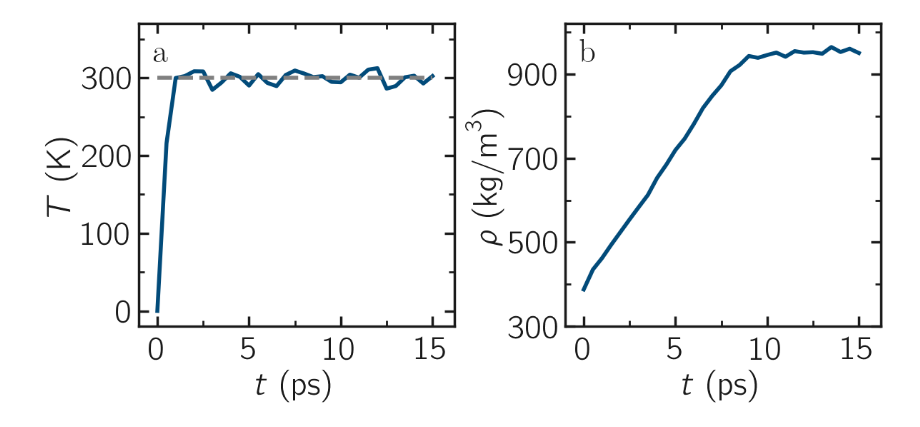
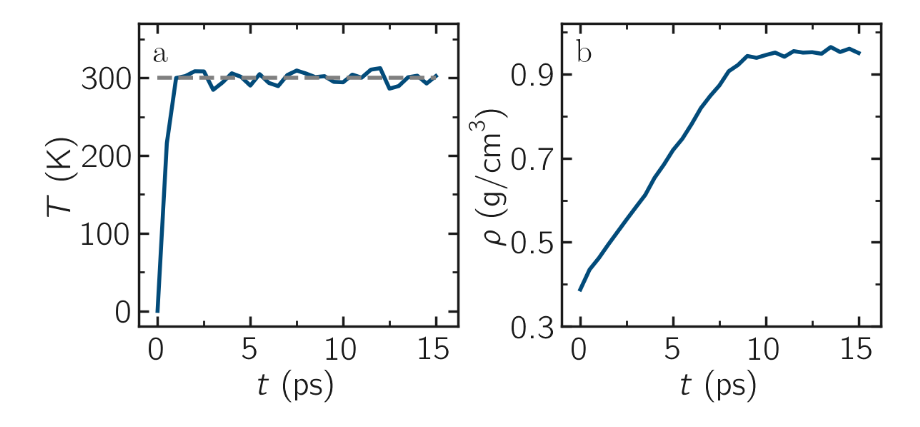
Before and after one commit to lammpstutorials/lammpstutorials-article, a Jupyter notebook: files/tutorial3/solution/water.ipynb, the cells around one changed output. Drawn from its saved outputs; the diff is of its cells as text; code cells hidden in the pictures.

Commit message:
fixed figure 17

```diff
--- a/files/tutorial3/solution/water.ipynb
+++ b/files/tutorial3/solution/water.ipynb
@@ -20,7 +20,7 @@ color4 = np.array([0.5, 0.5, 0.5])
 log = lammps_logfile.File("water.log")
 timestep = 1 # fs
 time = log.get("Step", run_num=1)*timestep/1000 # ps
-rho = log.get("v_rho", run_num=1) # molecule / A3
+rho = log.get("Density", run_num=1) # g/cm3
 temp = log.get("Temp", run_num=1) # K
 # %%
 filename = "PEG-density"
@@ -28,34 +28,34 @@ filename = "PEG-density"
 myplt = PltTools()
 myplt.prepare_figure(fig_size = (12,5.6), dark_mode = False,
                      transparency = False, use_serif=False, n_colone=2)
 # Panel a
 myplt.add_panel()
 myplt.add_plot(x = time, y = temp, type = "plot", linewidth_data = 3,
                marker = "-", data_color = color2, markersize = 12)
 x = np.linspace(0, 15)
 myplt.add_plot(x = x, y = x*0+300, type = "plot", linewidth_data = 1.5,
                marker = "--", data_color = color4, markersize = 12)
 myplt.complete_panel(ylabel = r'$T ~ \mathrm{(K)}$',
                      xlabel = r'$t~\mathrm{(ps)}$',
                      xpad = 10, legend=True, handlelength_legend=1)
 myplt.set_boundaries(x_ticks=np.arange(0, 16, 5), y_ticks=np.arange(0, 360, 100),
                     x_boundaries=(-1, 16.2), y_boundaries=(-20, 370))
 
 # Panel b
 myplt.add_panel()
 myplt.add_plot(x = time, y = rho, type = "plot", linewidth_data = 3,
                marker = "-", data_color = color2, markersize = 12)
 #x = np.linspace(0, 15)
 #myplt.add_plot(x = x, y = x*0+996, type = "plot", linewidth_data = 1.5,
 #               marker = "--", data_color = color4, markersize = 12)
-myplt.complete_panel(ylabel = r'$\rho ~ (\mathrm{kg/m}^3)$',
+myplt.complete_panel(ylabel = r'$\rho ~ (\mathrm{g/cm}^3)$',
                      xlabel = r'$t~\mathrm{(ps)}$',
                      xpad = 10, legend=True, handlelength_legend=1)
-myplt.set_boundaries(x_ticks=np.arange(0, 16, 5), y_ticks=np.arange(300, 1100, 200),
-                    x_boundaries=(-1, 16.2), y_boundaries=(350, 1020))
+myplt.set_boundaries(x_ticks=np.arange(0, 16, 5), y_ticks=np.arange(0.3, 1.100, 0.200),
+                    x_boundaries=(-1, 16.2), y_boundaries=(0.35, 1.020))
 
 # Print figure
 myplt.add_subplotlabels()
 myplt.save_figure(filename = filename, saving_path = path_figures)
 # %% [output]
-[figure, old version]
+[figure, new version]
```
Also changed, not shown: 3 other files.
